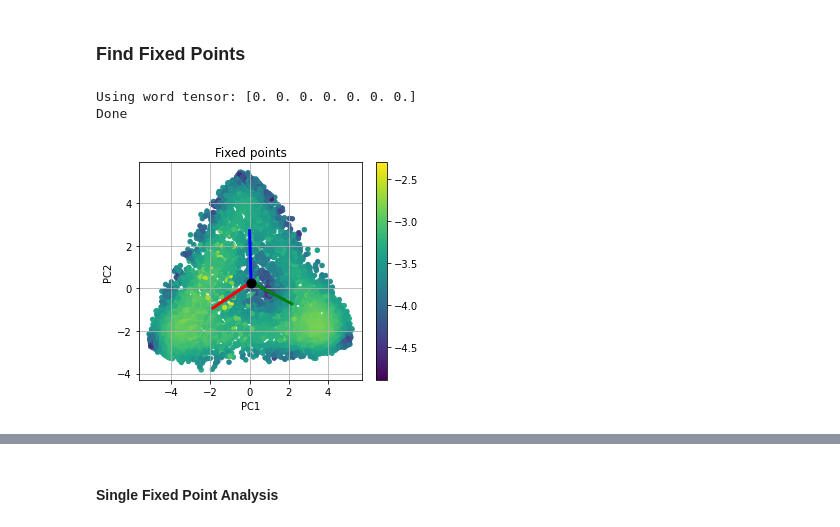
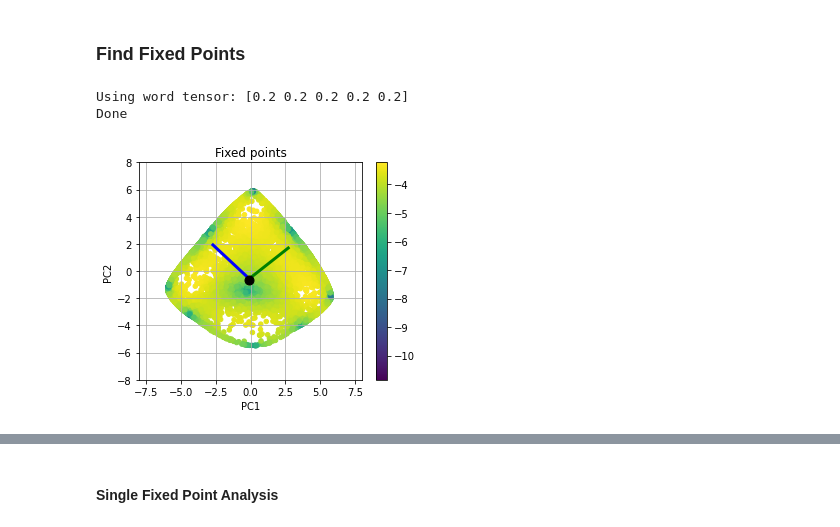
Before and after one commit to kaitken17/colab_based_projects, a Jupyter notebook: sythetic_analysis_multiclass.ipynb, the cells around one changed output, grey strips where cells are left out. Drawn from its saved outputs; the diff is of its cells as text; code cells hidden in the pictures.

```diff
--- a/sythetic_analysis_multiclass.ipynb
+++ b/sythetic_analysis_multiclass.ipynb
@@ -1449,6 +505,6 @@ KeyboardInterrupt: ignored
 # %%
 # Loads network
-path = '/content/drive/My Drive/ml_research/fixedpoints_nlp/data/gru_5classrgb_minimal_eps5is10_noRO_l2is5e-4_2.pickle'
+path = '/content/drive/My Drive/ml_research/fixedpoints_nlp/data/gru_2classrgb_2outer_filter00_noRO_l2is5e-4_2.pickle'
 
 with open(path, 'rb') as load_file:
     params_loaded = pickle.load(load_file)
@@ -1457,7 +513,7 @@ with open(path, 'rb') as load_file:
     train_params = pickle.load(load_file)
 
 rnn_params, readout_params = params_loaded
-train_params, toy_params, rnn_specs = default_params(train_params, toy_params, rnn_specs)
+train_params, toy_params, rnn_specs = syn_train.default_params(train_params, toy_params, rnn_specs)
 print('Data Loaded')
 # %% [output]
 Data Loaded
@@ -1643,12 +538,12 @@ def local_pca(pca_states):
 # %%
-cell = build_cell(rnn_specs)
+cell = syn_an.build_cell(rnn_specs)
 
 # Get RNN hidden states in response to a test batch.
 n_trials = 600
 
-syn_data_test = generate_data(n_trials, toy_params, rnn_specs['output_size'], auto_balance=True)
+syn_data_test = syn.generate_data(n_trials, toy_params, rnn_specs['output_size'], auto_balance=True)
 
-hs = rnn_states(syn_data_test, rnn_params, only_final=False)
+hs = syn_an.rnn_states(cell, syn_data_test, rnn_params, only_final=False)
 pts = np.vstack(hs)[::2] # Gets every other state to eliminate states that are too close
 print(pts.shape)
 
@@ -1667,5 +563,5 @@ Readout shape: (4, 128)
 # %%
-pc_dims = 6
+pc_dims = 5
 
 # Finds percentage of variance explained by top pc_dims of PCA
 pca_full = PCA(n_components=rnn_specs['hidden_size'])
@@ -1878,8 +742,8 @@ Avg perc in rest for subspace dim 3: 1.0
 # %%
 word = None
 if word == None:
-  word_tensor = jnp.zeros(rnn_specs['input_size'])
-  # word_tensor = 1/3*jnp.ones(rnn_specs['input_size'])
+  # word_tensor = jnp.zeros(rnn_specs['input_size'])
+  word_tensor = 1/rnn_specs['input_size']*jnp.ones(rnn_specs['input_size'])
 else:
   word_tensor = wordToTensor(word, toy_params['words'])[0]
 
@@ -1891,10 +755,10 @@ xstar = jnp.outer(pts_ones, jnp.asarray(word_tensor))
 
 fp_loss_fun = renn.build_fixed_point_loss(cell, rnn_params)
 fixed_points, loss_hist, fp_losses = renn.find_fixed_points(fp_loss_fun, pts, xstar, optimizers.adam(0.01),
-                                                            tolerance=5e-4, steps=range(10000))
+                                                            tolerance=1e-4, steps=range(10000))
 print('Done')
 # %% [output]
-Using word tensor: [0. 0. 0. 0. 0. 0. 0.]
+Using word tensor: [0.2 0.2 0.2 0.2 0.2]
 Done
 # %%
 # 2D Visualization of the approximate fixed points: the line attractor.
@@ -1909,35 +773,35 @@ plt.grid()
 
 plt.colorbar()
 
 # pca_word = 1*word_deflection('kinda0', cell, toy_params, rnn_params, rnn_specs, fixed_points[fp_idx], comp)
 # plt.plot([pca_h0[pc1], pca_word[pc1]], [pca_h0[pc2], pca_word[pc2]], color='k')
 # pca_word = 1*word_deflection('kinda1', cell, toy_params, rnn_params, rnn_specs, fixed_points[fp_idx], comp)
 # plt.plot([pca_h0[pc1], pca_word[pc1]], [pca_h0[pc2], pca_word[pc2]], color='r')
 # pca_word = 3*word_deflection('kinda01', cell, toy_params, rnn_params, rnn_specs, h0, comp)
 # plt.plot([pca_h0[pc1], pca_word[pc1]], [pca_h0[pc2], pca_word[pc2]], color='b')
 
 # Plots readout direction
 ro_colors = ['g', 'b', 'r', 'y', 'orange', 'm', 'cyan', 'brown']
 pca_ro = pca.transform(readout)
 pca_zero = pca.transform(np.atleast_2d(np.zeros((rnn_specs['hidden_size'],)))).T
 for i in range(len(readout)):
   x_ro = [pca_zero[pc1], pca_ro[i][pc1]]
   y_ro = [pca_zero[pc2], pca_ro[i][pc2]]
   plt.plot(x_ro, y_ro, ro_colors[i], linewidth = 3, label='RO'+str(i))
 
 pca_h0 = pca.transform(np.atleast_2d(h0)).T
 plt.plot(pca_h0[pc1], pca_h0[pc2], '.', color='k', ms=18)
 plt.title('Fixed points')
 
 plt.xlabel('PC'+str(pc1+1))
 plt.ylabel('PC'+str(pc2+1))
 
-plot_coords = None
+plot_coords = 8
 if plot_coords != None:
   plt.xlim(-plot_coords, plot_coords)
   plt.ylim(-plot_coords, plot_coords)
 # %% [output]
-[figure, old version]
+[figure, new version]
 # %%
 # triangulate in the underlying parametrization
 from matplotlib.tri import Triangulation
```
Also changed, not shown: parts of 90 cells of this notebook.
